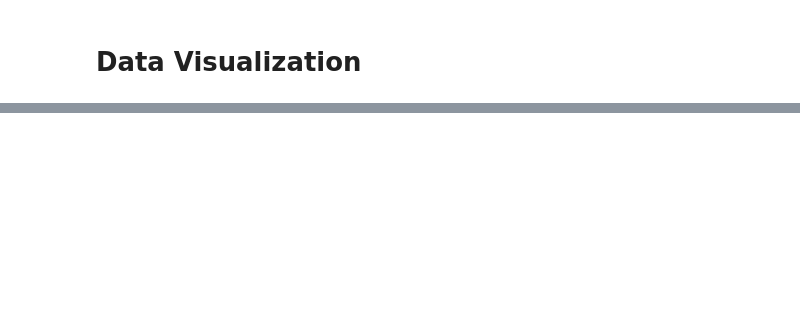
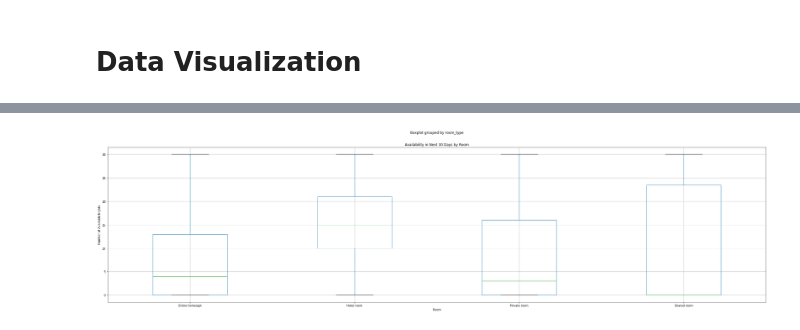
Before and after one commit to SlumDunk/itcs6156, a Jupyter notebook: com/datapreprocess/datapreprocess_notebook.ipynb, the cells around one changed output, grey strips where cells are left out. Cells and saved outputs as stored; diff of their text form; code cells hidden in the pictures; blank space fills up the shorter version.

```diff
--- a/com/datapreprocess/datapreprocess_notebook.ipynb
+++ b/com/datapreprocess/datapreprocess_notebook.ipynb
@@ -513,0 +539,9 @@ df_select_X[df_select_X.isnull().values==True]
+# %%
+ax = df.boxplot(column='availability_30', by='room_type', figsize=(40, 10))
+plt.xlabel('Room')
+plt.ylabel('Number of Available Nights')
+plt.title('Availability in Next 30 Days by Room')
+
+plt.show()
+# %% [output]
+[figure, added]
```
Also changed, not shown: parts of 43 cells of this notebook.
